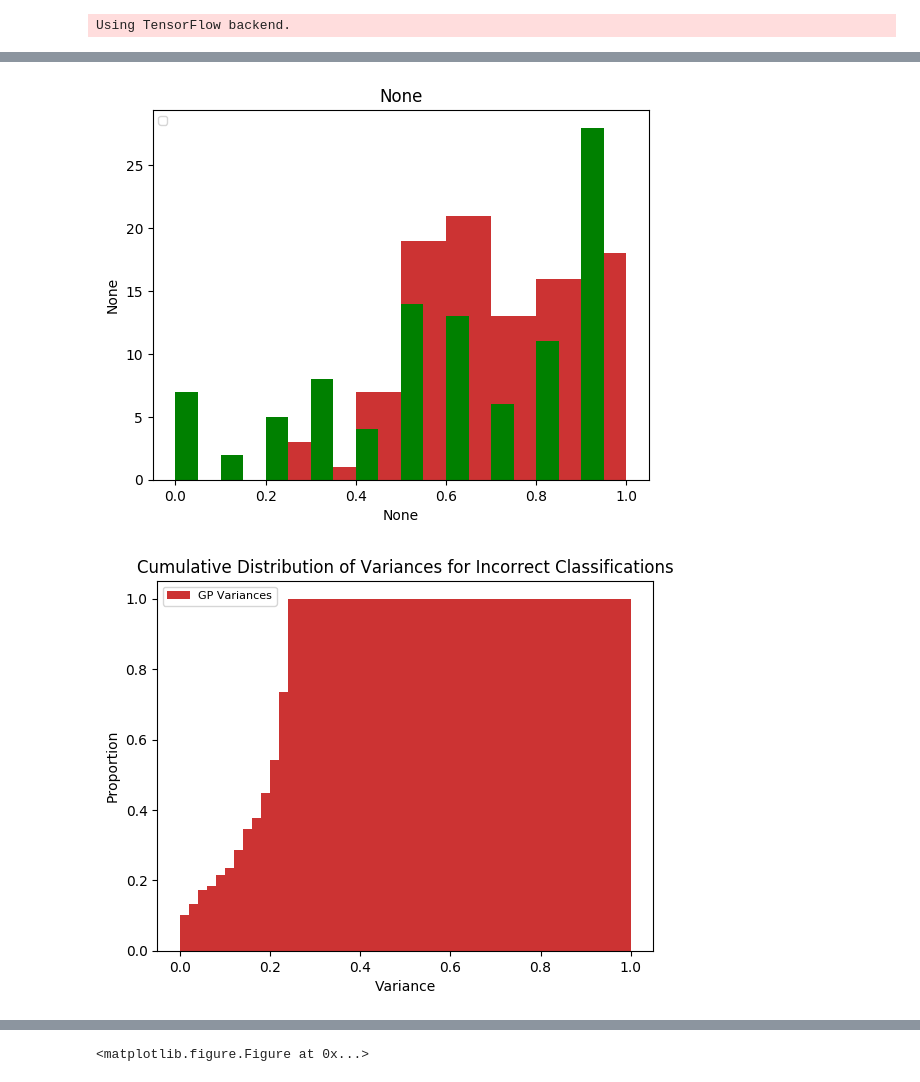
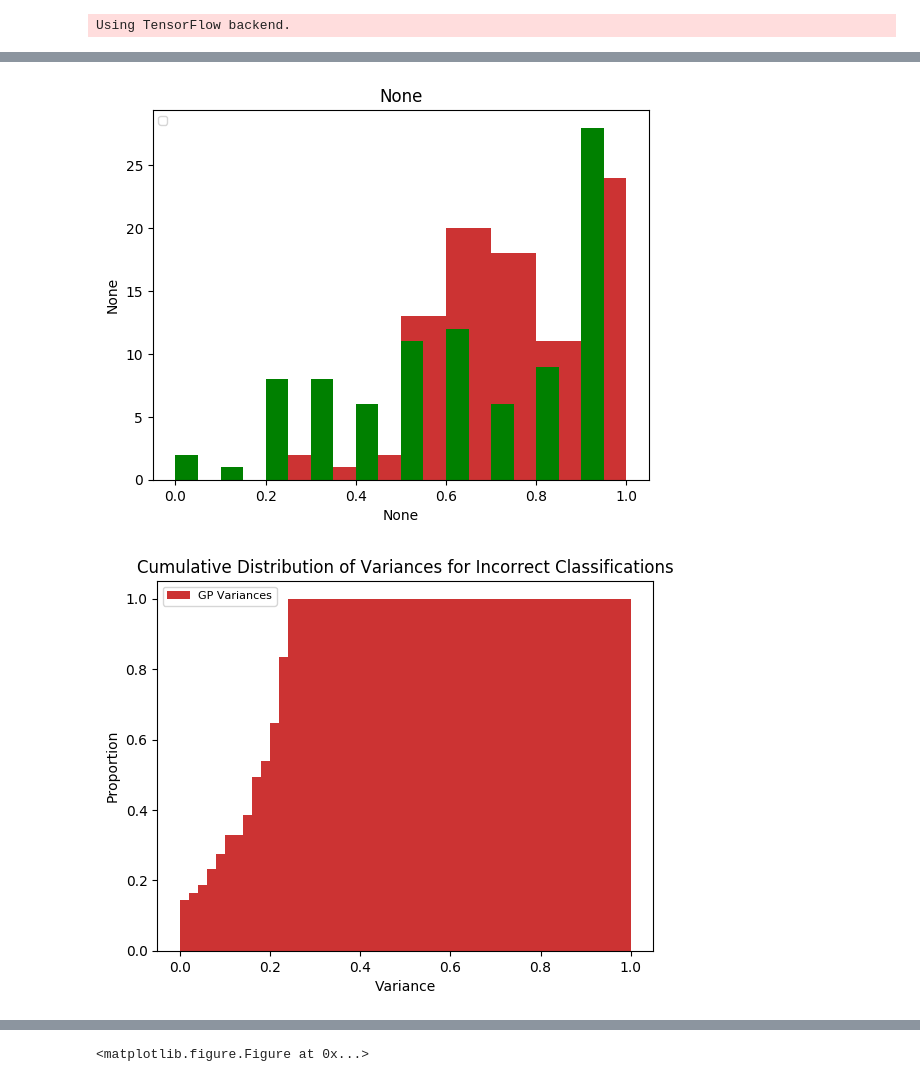
Before and after one commit to flyingsilverfin/CNN_GP_MNIST, a Jupyter notebook: src/GPFlow_testing.ipynb, the cells around one changed output, grey strips where cells are left out. Saved outputs shown, nothing was run; the diff lists cells and outputs as text; code cells hidden in the pictures.

Commit message:
some updated figures

```diff
--- a/src/GPFlow_testing.ipynb
+++ b/src/GPFlow_testing.ipynb
@@ -95,14 +95,14 @@ print("Using", num_features, "features, predicting", num_classes, "classes")
 ys = np.argmax(ys_train_full, axis=1)
 
 full_model = gpflow.models.SVGP(
-    xs_train_full, ys, kern=gpflow.kernels.Matern12(input_dim=num_features) + gpflow.kernels.White(input_dim=num_features, variance=0.1),
+    xs_train_full, ys, kern= gpflow.kernels.Linear(input_dim=num_features) * gpflow.kernels.Matern12(input_dim=num_features),
     likelihood=gpflow.likelihoods.MultiClass(num_classes),
     Z=xs_train_full[::20].copy(),
     num_latent=num_classes,
     whiten=True,
     q_diag=True,
     minibatch_size=8000)
-full_model.kern.white.variance.trainable = False
+#full_model.kern.white.variance.trainable = False
 full_model.feature.trainable = True
 full_model.as_pandas_table()
 # %% [output]
@@ -234,36 +238,36 @@ for cat in range(10):
 
 #     incorrect_mus = mu[cat_incorrect_examples, cat]
 #     incorrect_vars = var[cat_incorrect_examples,cat]
 #     all_incorrect_mus = np.append(all_incorrect_mus, incorrect_mus)
 #     all_incorrect_vars = np.append(all_incorrect_vars, incorrect_vars)
 #     make_histogram(incorrect_vars)
     #make_histogram(incorrect_mus)
 cnn_output = np.array(cnn_output)
 #print(cnn_output)
 #print(all_incorrect_mus)
 #print(all_incorrect_vars)
 
 
 make_histogram(all_incorrect_mus, end = 1.0, plot=False, width=0.1,
                color=[0.8, 0.2, 0.2],)
 make_histogram(cnn_output, end = 1.0, plot=True, color='g', width=0.05)
 plt.show()
 
 make_histogram(all_incorrect_vars,
                bins=50,
                end=1.0,
                density=True,
                cum=True,
                x_label="Variance",
                y_label="Proportion",
                color=[0.8, 0.2, 0.2],
                legend=["GP Variances"],
                legend_loc="upper left",
                title="Cumulative Distribution of Variances for Incorrect Classifications",
-               save='../results/figs/mnist/incorrect_variances_Matern12.pdf')
+               save='../results/figs/mnist/incorrect_variances_combined.pdf')
 # %% [output]
-[figure, old version]
+[figure, new version]
-[figure, old version]
+[figure, new version]
 # %%
 all_correct_mus = np.array([])
 all_correct_vars = np.array([])
```
Also changed, not shown: parts of 16 cells of this notebook, 1 other file.
